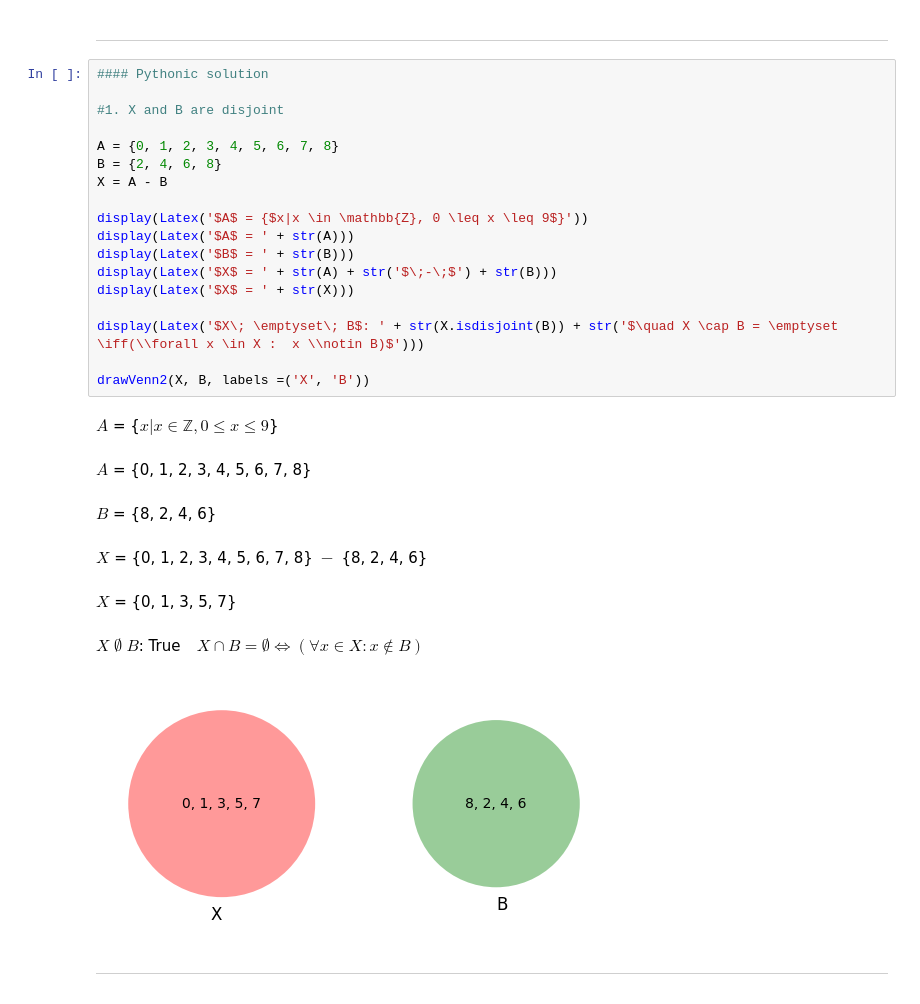
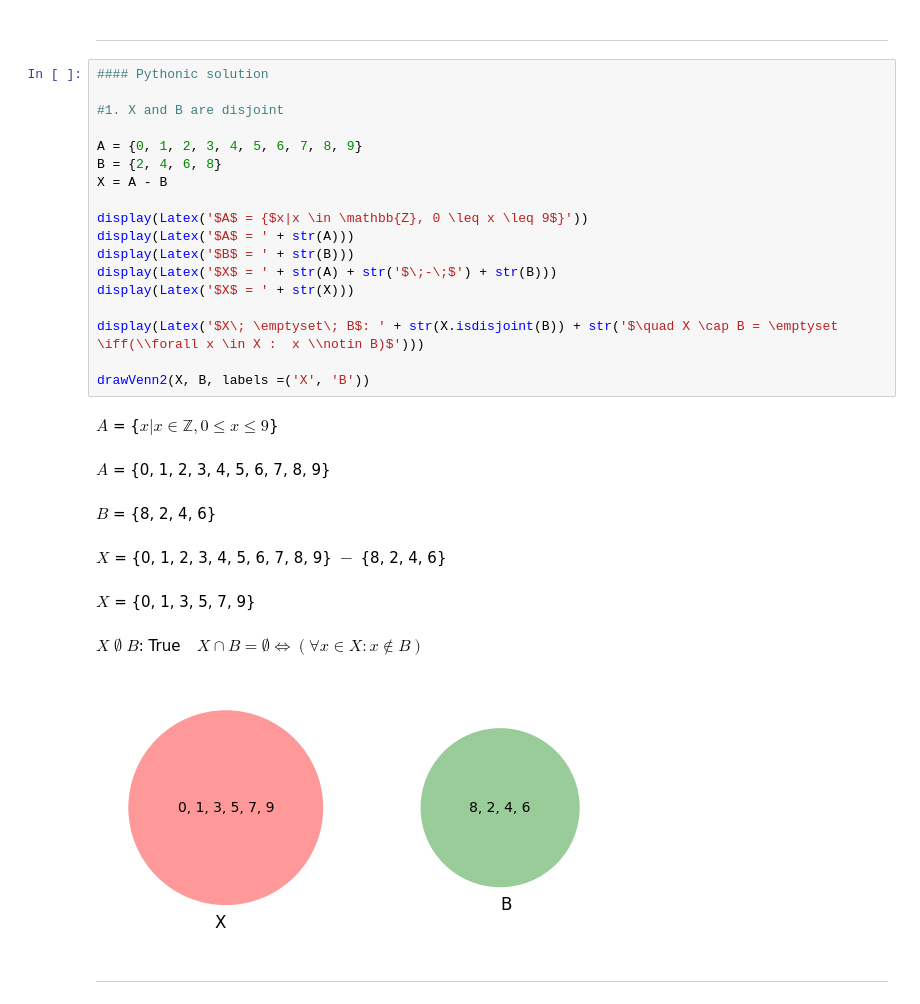
Before and after one commit to Rebisco-Biscuit/Discrete-Math, a Jupyter notebook: set_theory.ipynb, the cells around one changed output. Drawn from its saved outputs; the diff is of its cells as text.

```diff
--- a/set_theory.ipynb
+++ b/set_theory.ipynb
@@ -272,29 +272,29 @@ $A \subset B$: False$\quad \therefore \neg(\forall x \in A : x \notin B)$
 # %%
 #### Pythonic solution
 
 #1. X and B are disjoint
 
-A = {0, 1, 2, 3, 4, 5, 6, 7, 8}
+A = {0, 1, 2, 3, 4, 5, 6, 7, 8, 9}
 B = {2, 4, 6, 8}
 X = A - B
 
 display(Latex('$A$ = {$x|x \in \mathbb{Z}, 0 \leq x \leq 9$}'))
 display(Latex('$A$ = ' + str(A)))
 display(Latex('$B$ = ' + str(B)))
 display(Latex('$X$ = ' + str(A) + str('$\;-\;$') + str(B)))
 display(Latex('$X$ = ' + str(X)))
 
 display(Latex('$X\; \emptyset\; B$: ' + str(X.isdisjoint(B)) + str('$\quad X \cap B = \emptyset \iff(\\forall x \in X :  x \\notin B)$')))
 
 drawVenn2(X, B, labels =('X', 'B'))
 # %% [output]
 $A$ = {$x|x \in \mathbb{Z}, 0 \leq x \leq 9$}
-$A$ = {0, 1, 2, 3, 4, 5, 6, 7, 8}
+$A$ = {0, 1, 2, 3, 4, 5, 6, 7, 8, 9}
 $B$ = {8, 2, 4, 6}
-$X$ = {0, 1, 2, 3, 4, 5, 6, 7, 8}$\;-\;${8, 2, 4, 6}
+$X$ = {0, 1, 2, 3, 4, 5, 6, 7, 8, 9}$\;-\;${8, 2, 4, 6}
-$X$ = {0, 1, 3, 5, 7}
+$X$ = {0, 1, 3, 5, 7, 9}
 $X\; \emptyset\; B$: True$\quad X \cap B = \emptyset \iff(\forall x \in X :  x \notin B)$
-[figure, old version]
+[figure, new version]
 # %% [markdown]
 ----
 # %%
```
Also changed, not shown: parts of 1 cell of this notebook.
